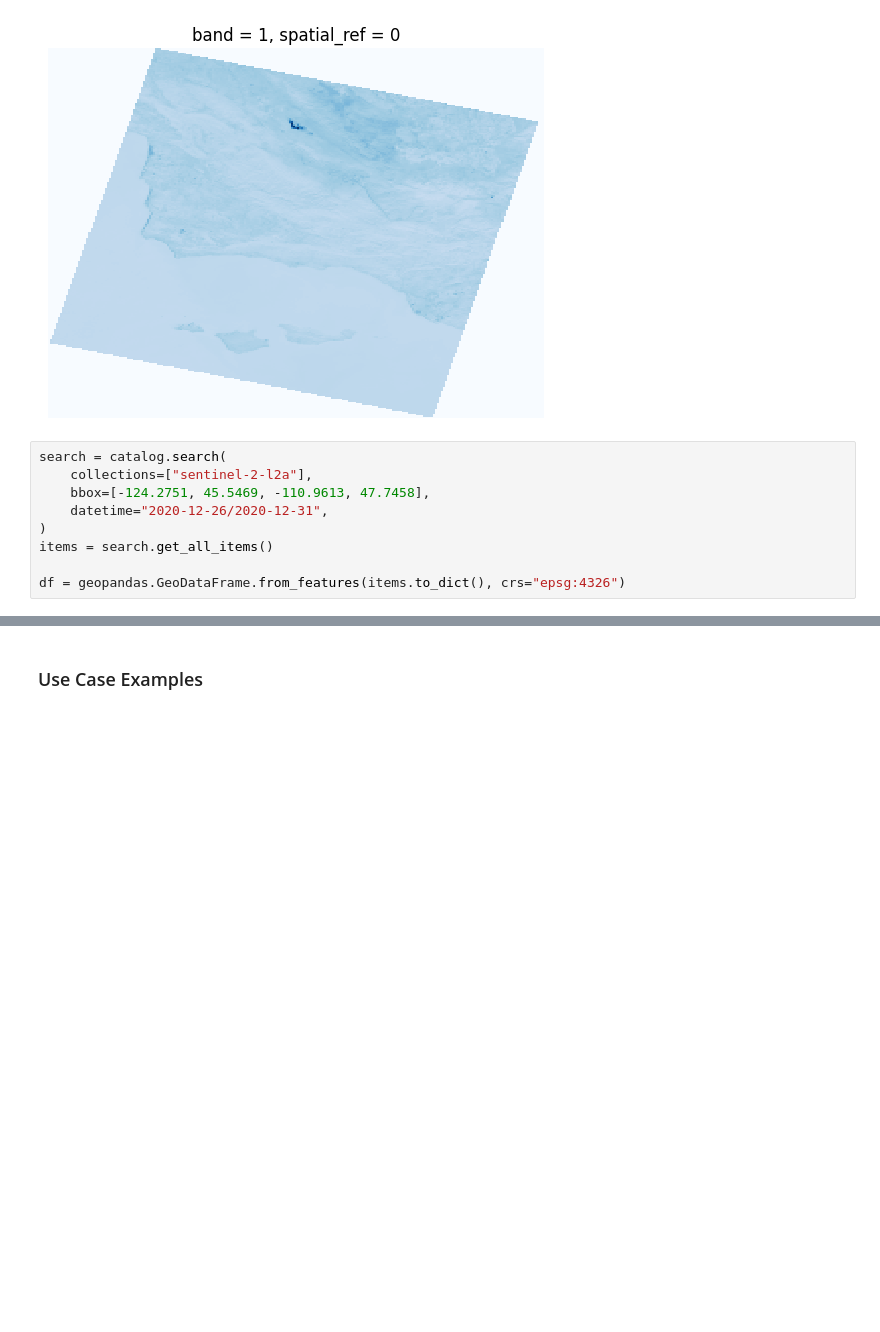
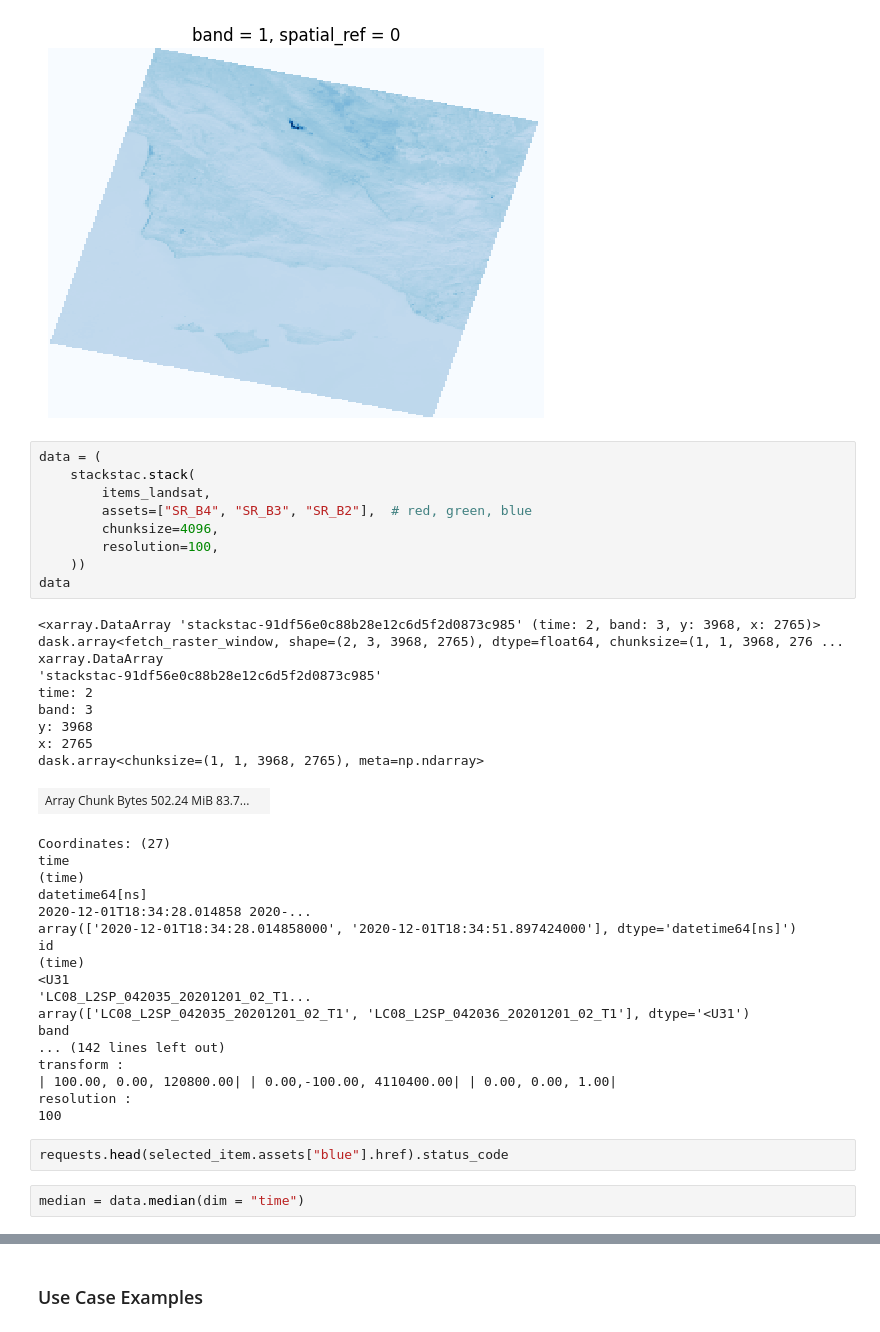
Before and after one commit to EDS220-Fall2022-org/homework-2-mac, a Jupyter notebook: finalproject_MAC.ipynb, the cells around one changed output, grey strips where cells are left out. Cells and saved outputs as stored; diff of their text form; blank space fills up the shorter version.

Commit message:
tried to use the DASK stuff

```diff
--- a/finalproject_MAC.ipynb
+++ b/finalproject_MAC.ipynb
@@ -248,11 +272,42 @@ Attributes:
     add_offset:     0.0
 [figure]
 # %%
-search = catalog.search(
-    collections=["sentinel-2-l2a"],
-    bbox=[-124.2751, 45.5469, -110.9613, 47.7458],
-    datetime="2020-12-26/2020-12-31",
-)
-items = search.get_all_items()
-
-df = geopandas.GeoDataFrame.from_features(items.to_dict(), crs="epsg:4326")
+data = (
+    stackstac.stack(
+        items_landsat,
+        assets=["SR_B4", "SR_B3", "SR_B2"],  # red, green, blue
+        chunksize=4096,
+        resolution=100,
+    ))
+data
+# %% [output]
+<xarray.DataArray 'stackstac-91df56e0c88b28e12c6d5f2d0873c985' (time: 2, band: 3, y: 3968, x: 2765)> dask.array<fetch_raster_window, shape=(2, 3, 3968, 2765), dtype=float64, chunksize=(1, 1, 3968, 276 ...
+xarray.DataArray
+'stackstac-91df56e0c88b28e12c6d5f2d0873c985'
+time: 2
+band: 3
+y: 3968
+x: 2765
+dask.array<chunksize=(1, 1, 3968, 2765), meta=np.ndarray>
+| Array Chunk Bytes 502.24 MiB 83.7... |  |
+Coordinates: (27)
+time
+(time)
+datetime64[ns]
+2020-12-01T18:34:28.014858 2020-...
+array(['2020-12-01T18:34:28.014858000', '2020-12-01T18:34:51.897424000'], dtype='datetime64[ns]')
+id
+(time)
+<U31
+'LC08_L2SP_042035_20201201_02_T1...
+array(['LC08_L2SP_042035_20201201_02_T1', 'LC08_L2SP_042036_20201201_02_T1'], dtype='<U31')
+band
+... (142 lines left out)
+transform :
+| 100.00, 0.00, 120800.00| | 0.00,-100.00, 4110400.00| | 0.00, 0.00, 1.00|
+resolution :
+100
+# %%
+requests.head(selected_item.assets["blue"].href).status_code
+# %%
+median = data.median(dim = "time")
```
Also changed, not shown: parts of 9 cells of this notebook.
